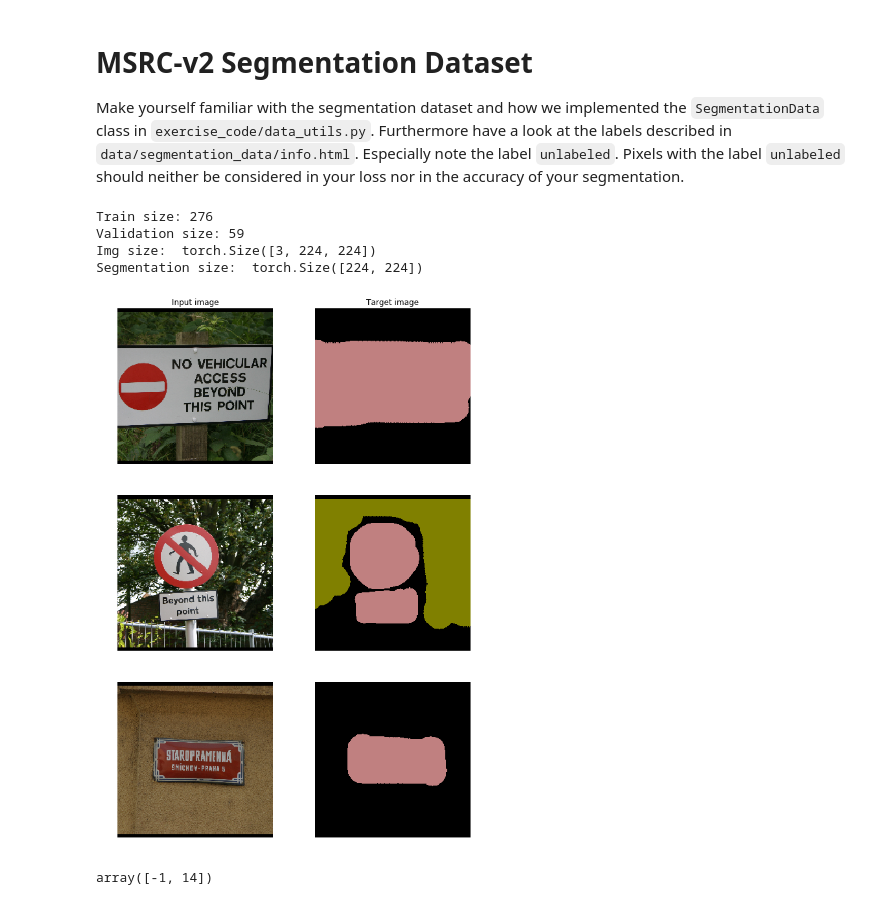
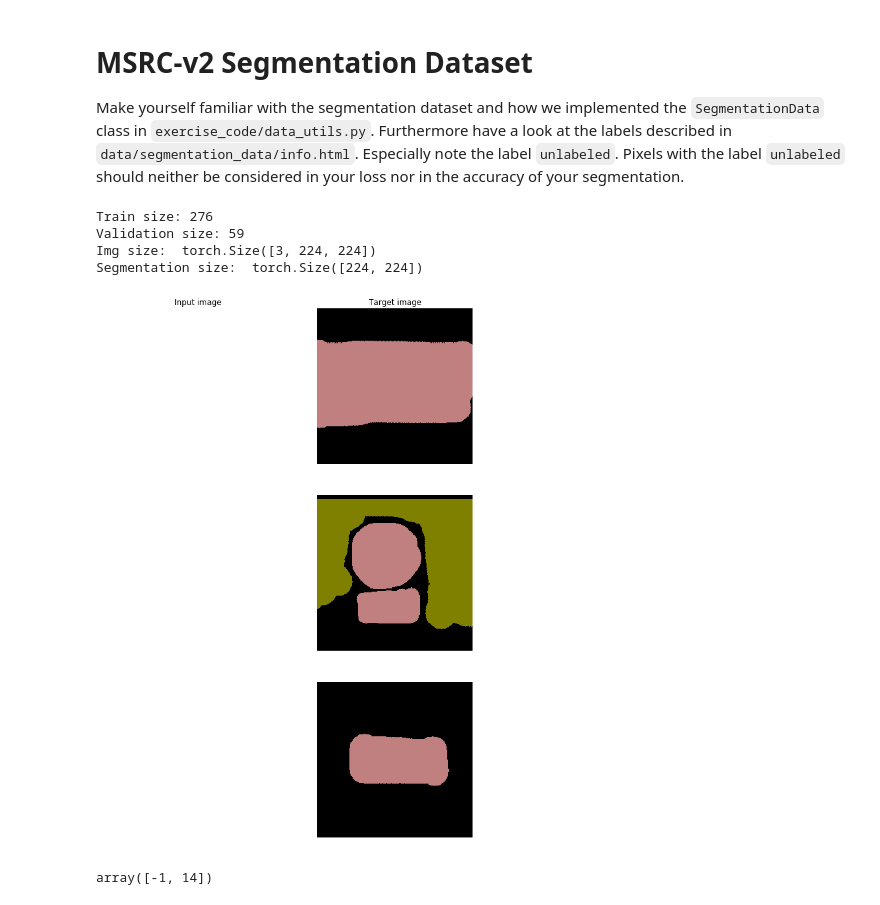
Before and after one commit to cornerfarmer/i2dl, a Jupyter notebook: exercise_4/0_segmentation_nn.ipynb, the cells around one changed output. Drawn from its saved outputs; the diff is of its cells as text; code cells hidden in the pictures.

```diff
--- a/exercise_4/0_segmentation_nn.ipynb
+++ b/exercise_4/0_segmentation_nn.ipynb
@@ -40,32 +37,49 @@ val_data = SegmentationData(image_paths_file='datasets/segmentation_data/val.txt
+# %%
+
+normalize = transforms.Normalize(mean=[0.485, 0.456, 0.406], std=[0.229, 0.224, 0.225])
+
+transforms_train = transforms.Compose([
+            transforms.RandomResizedCrop(224),
+            transforms.RandomHorizontalFlip(),
+            normalize,
+])
+
+transforms_val = transforms.Compose([
+            #transforms.Resize(256),
+            transforms.CenterCrop(224)
+])
+
+train_data = SegmentationData(image_paths_file='datasets/segmentation_data/train.txt', transforms=transforms_val, transform_normalizer=normalize)
+val_data = SegmentationData(image_paths_file='datasets/segmentation_data/val.txt', transforms=transforms_val, transform_normalizer=normalize)
 # %%
 print("Train size: %i" % len(train_data))
 print("Validation size: %i" % len(val_data))
 print("Img size: ", train_data[0][0].size())
 print("Segmentation size: ", train_data[0][1].size())
 
 num_example_imgs = 3
 plt.figure(figsize=(10, 5 * num_example_imgs))
 for i, (img, target) in enumerate(train_data[:num_example_imgs]):
     # img
     plt.subplot(num_example_imgs, 2, i * 2 + 1)
-    plt.imshow(img.numpy().transpose(1,2,0))
+    #plt.imshow(img.numpy().transpose(1,2,0))
     plt.axis('off')
     if i == 0:
         plt.title("Input image")
 
     # target
     plt.subplot(num_example_imgs, 2, i * 2 + 2)
     plt.imshow(label_img_to_rgb(target.numpy()))
     plt.axis('off')
     if i == 0:
         plt.title("Target image")
 plt.show()
 # %% [output]
 Train size: 276
 Validation size: 59
 Img size:  torch.Size([3, 224, 224])
 Segmentation size:  torch.Size([224, 224])
-[figure, old version]
+[figure, new version]
 # %%
  np.unique(train_data[0][1])
 # %% [output]
```
Also changed, not shown: parts of 16 cells of this notebook, 3 other files.
